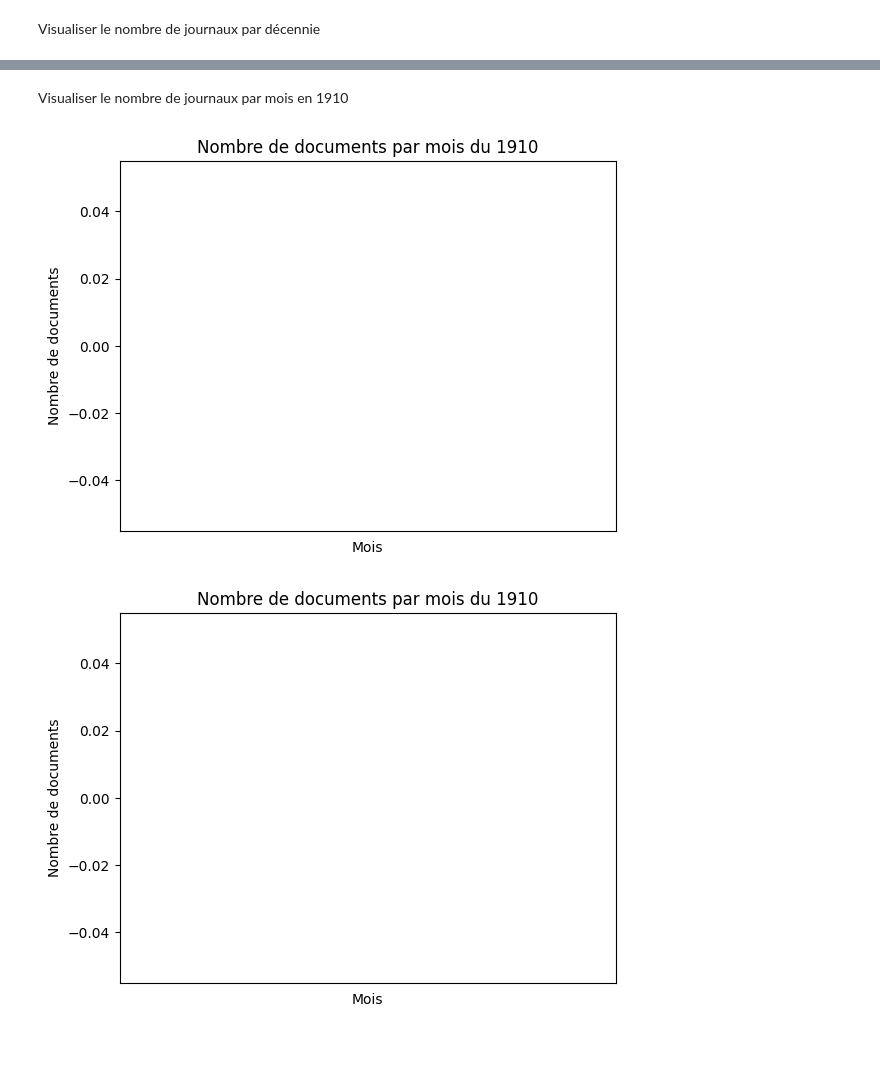
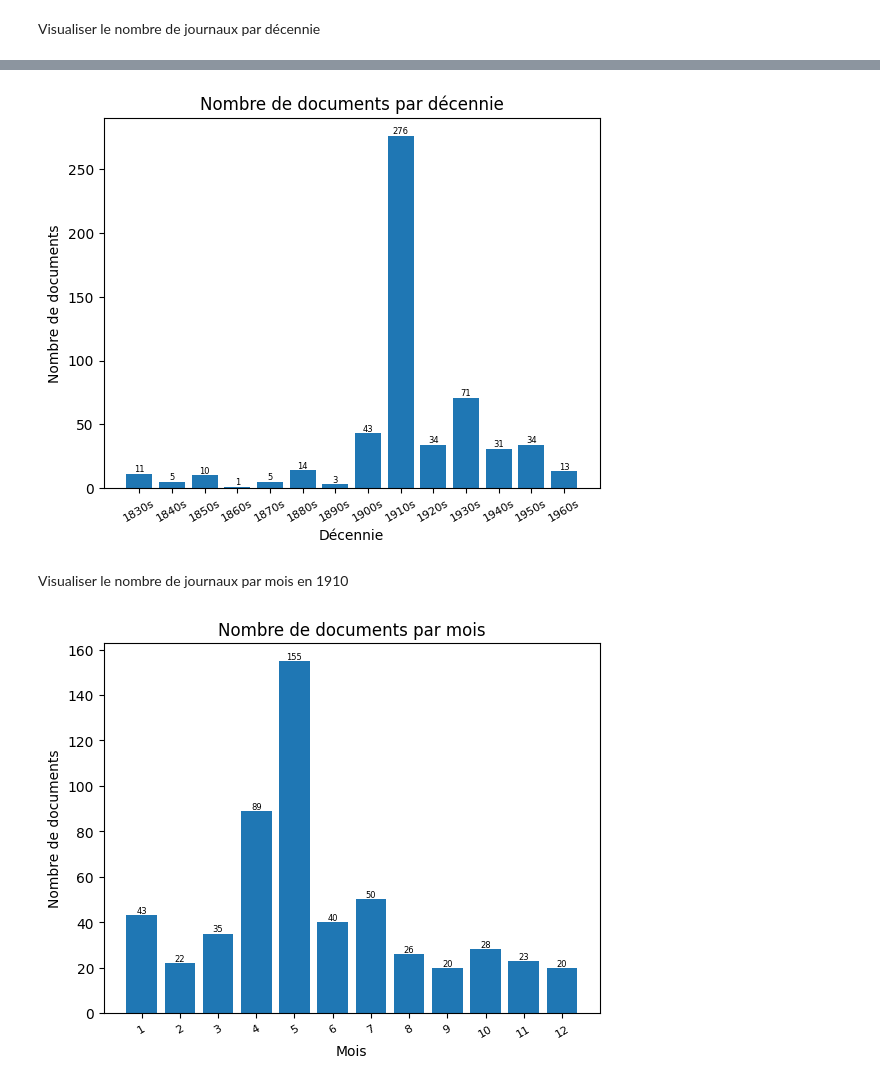
Before and after one commit to CasiaLogan/tac, a Jupyter notebook: tps/tp4/preparer_halley.ipynb, the cells around one changed output, grey strips where cells are left out. Saved outputs shown, nothing was run; the diff lists cells and outputs as text; code cells hidden in the pictures; blank space fills up the shorter version.

Commit message:
Visualisation des fréquences pour l analyse preliminaire

```diff
--- a/tps/tp4/preparer_halley.ipynb
+++ b/tps/tp4/preparer_halley.ipynb
@@ -29,3 +29,29 @@ year = date_split[0]
 month = date_split[1]
 day = date_split[2]
 #I'm not actually sure that I'll need this for any sort of analysis yet, so I'm just going to leave it here for now knowing that it works
+
+count_decade = defaultdict(int)
+count_month = defaultdict(int)
+count_day = defaultdict(int)
+count_newspapers = defaultdict(int)
+covered_years = set()
+
+for f in files:
+    if "_" in f and f.endswith("txt"):
+        elems = f.split("_")
+
+        newspaper = elems[1]
+
+        year = elems[2].split("-")[0]
+        covered_years.add(year)
+        decade = year[:3] + "0s"
+
+        month = int(elems[2].split("-")[1])
+        day = int(elems[2].split("-")[2]) # extracting day
+
+        count_decade[decade] += 1
+        count_newspapers[newspaper] += 1
+        count_month[month] += 1
+        count_day[day] += 1
+    else:
+        print(f"Anomalous file: {f}")
@@ -81,17 +107,31 @@ plt.show()
+# %%
+sorted_decades = dict(sorted(count_decade.items(), key=lambda item: item[0]))
+
+index = np.arange(len(sorted_decades))
+decade_bars = plt.bar(index, sorted_decades.values())
+plt.xlabel('Décennie')
+plt.ylabel('Nombre de documents')
+plt.xticks(index, sorted_decades.keys(), fontsize=8, rotation=30)
+plt.title('Nombre de documents par décennie')
+plt.bar_label(decade_bars, label_type='edge', fontsize=6)
+
+plt.show()
+# %% [output]
+[figure, added]
 # %% [markdown]
 Visualiser le nombre de journaux par mois en 1910
 # %%
 passage_1910 = [str(year) for year in range(1909, 1911)]
+sorted_months = dict(sorted(count_month.items(), key=lambda item: int(item[0])))
 
+index = np.arange(len(sorted_months))
+month_bars = plt.bar(index, sorted_months.values())
+plt.xlabel('Mois')
+plt.ylabel('Nombre de documents')
+plt.xticks(index, sorted_months.keys(), fontsize=8, rotation=30)
+plt.title('Nombre de documents par mois')
+plt.bar_label(month_bars, label_type='edge', fontsize=6)
 
-for f in passage_1910:
-    index = np.arange(len(count_month))
-    plt.bar(index, count_month.values())
-    plt.xlabel('Mois')
-    plt.ylabel('Nombre de documents')
-    plt.xticks(index, count_month.keys(), fontsize=8, rotation=30)
-    plt.title('Nombre de documents par mois du 1910')
-    plt.show()
+plt.show()
 # %% [output]
-[figure, old version]
+[figure, new version]
-[figure, removed]
```
Also changed, not shown: parts of 8 cells of this notebook, 5 other files.
